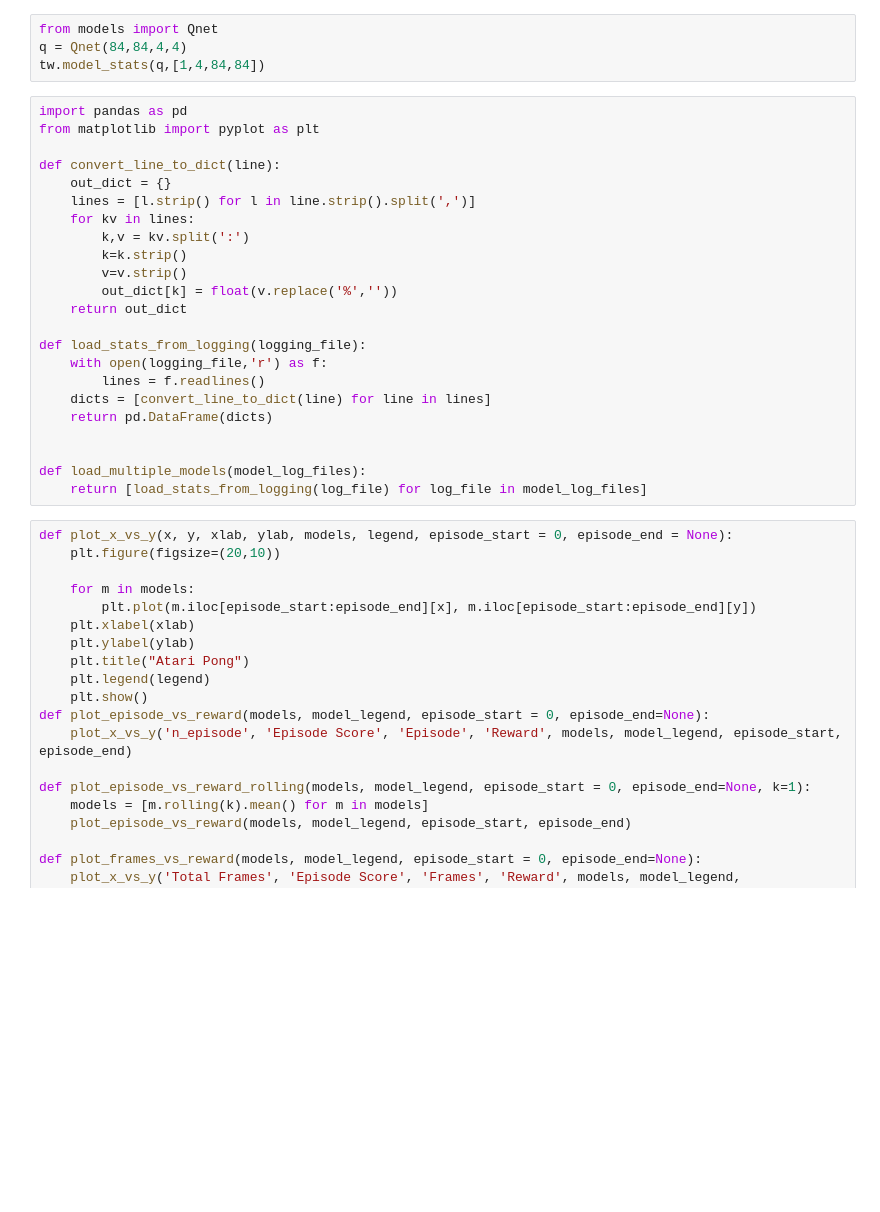
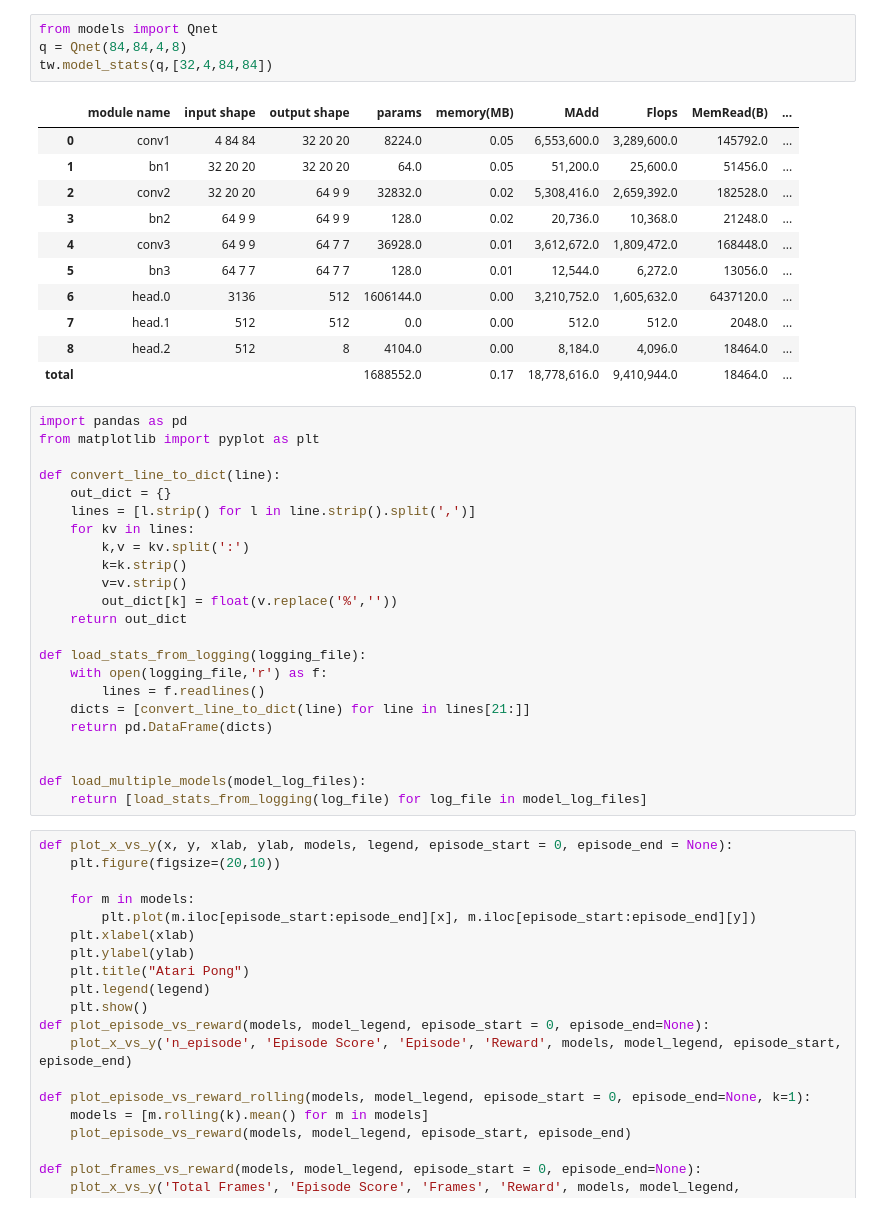
Before and after one commit to RyanGale-AK/DQN, a Jupyter notebook: DQN_stats.ipynb, the cells around one changed output. Cells and saved outputs as stored; diff of their text form; blank space fills up the shorter version.

```diff
--- a/DQN_stats.ipynb
+++ b/DQN_stats.ipynb
@@ -24,7 +26,19 @@ avg_plot.show()
 # %%
 from models import Qnet
-q = Qnet(84,84,4,4)
-tw.model_stats(q,[1,4,84,84])
+q = Qnet(84,84,4,8)
+tw.model_stats(q,[32,4,84,84])
+# %% [output]
+|  | module name | input shape | output shape | params | memory(MB) | MAdd | Flops | MemRead(B) | ... |
+| 0 | conv1 | 4 84 84 | 32 20 20 | 8224.0 | 0.05 | 6,553,600.0 | 3,289,600.0 | 145792.0 | ... |
+| 1 | bn1 | 32 20 20 | 32 20 20 | 64.0 | 0.05 | 51,200.0 | 25,600.0 | 51456.0 | ... |
+| 2 | conv2 | 32 20 20 | 64 9 9 | 32832.0 | 0.02 | 5,308,416.0 | 2,659,392.0 | 182528.0 | ... |
+| 3 | bn2 | 64 9 9 | 64 9 9 | 128.0 | 0.02 | 20,736.0 | 10,368.0 | 21248.0 | ... |
+| 4 | conv3 | 64 9 9 | 64 7 7 | 36928.0 | 0.01 | 3,612,672.0 | 1,809,472.0 | 168448.0 | ... |
+| 5 | bn3 | 64 7 7 | 64 7 7 | 128.0 | 0.01 | 12,544.0 | 6,272.0 | 13056.0 | ... |
+| 6 | head.0 | 3136 | 512 | 1606144.0 | 0.00 | 3,210,752.0 | 1,605,632.0 | 6437120.0 | ... |
+| 7 | head.1 | 512 | 512 | 0.0 | 0.00 | 512.0 | 512.0 | 2048.0 | ... |
+| 8 | head.2 | 512 | 8 | 4104.0 | 0.00 | 8,184.0 | 4,096.0 | 18464.0 | ... |
+| total |  |  |  | 1688552.0 | 0.17 | 18,778,616.0 | 9,410,944.0 | 18464.0 | ... |
 # %%
 import pandas as pd
 from matplotlib import pyplot as plt
@@ -42,7 +56,7 @@ def convert_line_to_dict(line):
 def load_stats_from_logging(logging_file):
     with open(logging_file,'r') as f:
         lines = f.readlines()
-    dicts = [convert_line_to_dict(line) for line in lines]
+    dicts = [convert_line_to_dict(line) for line in lines[21:]]
     return pd.DataFrame(dicts)
 
 
```
Also changed, not shown: parts of 28 cells of this notebook, 3 other files.
